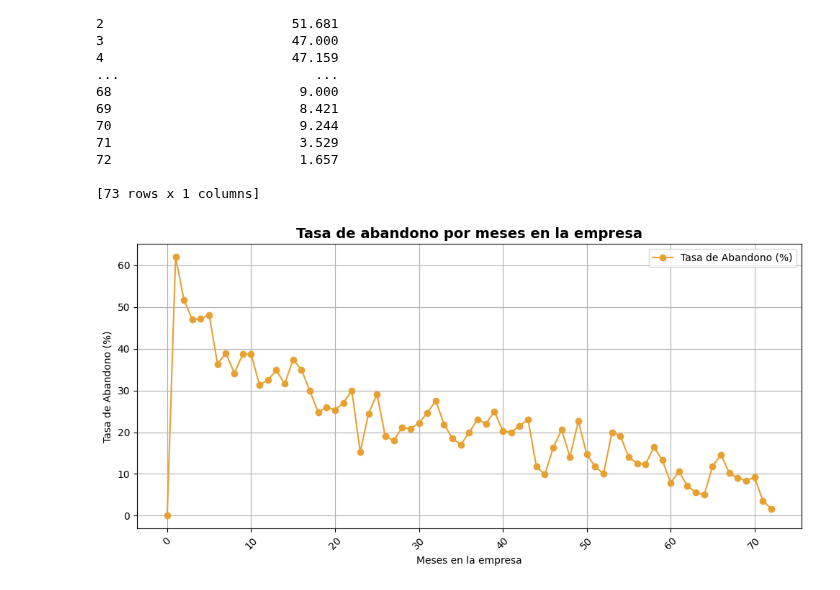
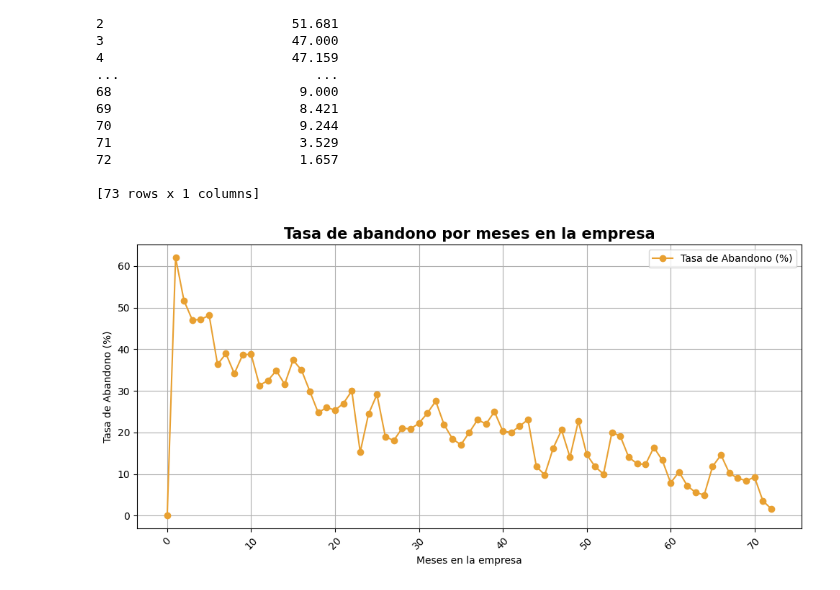
Before and after one commit to Nataliahfk/Telecom-X_-segundo-challenge, a Jupyter notebook: Telecom_X_Clallenge_Latam.ipynb, the cells around one changed output. Saved outputs shown, nothing was run; the diff lists cells and outputs as text; code cells hidden in the pictures.

```diff
--- a/Telecom_X_Clallenge_Latam.ipynb
+++ b/Telecom_X_Clallenge_Latam.ipynb
@@ -867,14 +867,14 @@ meses_en_empresa
 # %%
 plt.figure(figsize=(10, 5))
 plt.plot(tabla_pivot.index, tabla_pivot['tasa_abandono'], marker='o', color='#E8A031', label='Tasa de Abandono (%)')
 
-plt.title('Tasa de abandono por meses en la empresa', fontsize=14, weight='bold')
+plt.title('Tasa de abandono por meses en la empresa', fontsize=15, weight='bold')
 plt.xlabel('Meses en la empresa')
 plt.ylabel('Tasa de Abandono (%)')
 plt.xticks(rotation=45)
 plt.grid(True)
 plt.legend()
 plt.tight_layout()
 plt.show()
 # %% [output]
-[figure, old version]
+[figure, new version]
```
